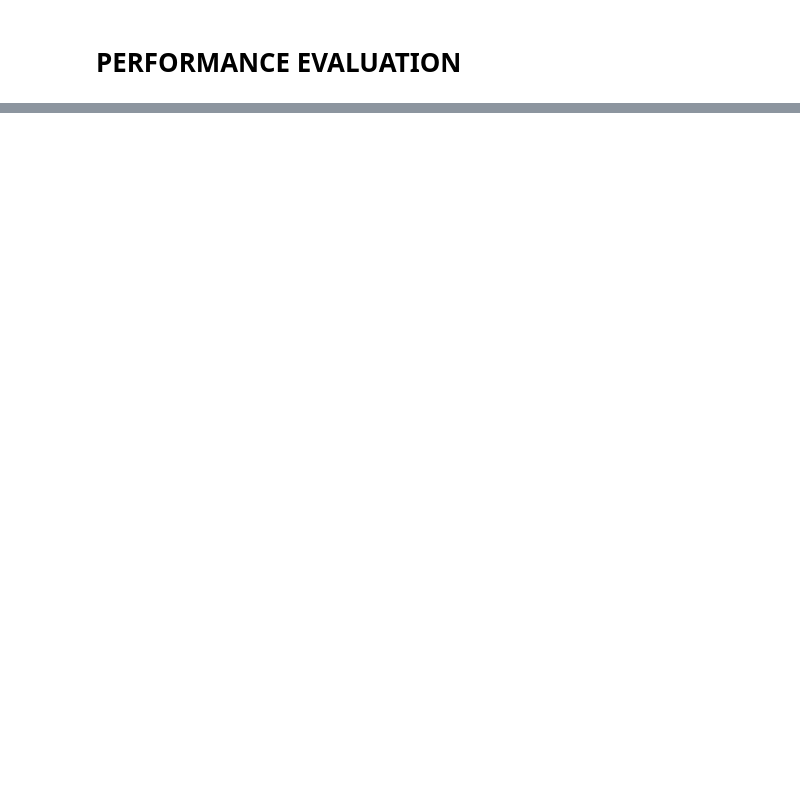
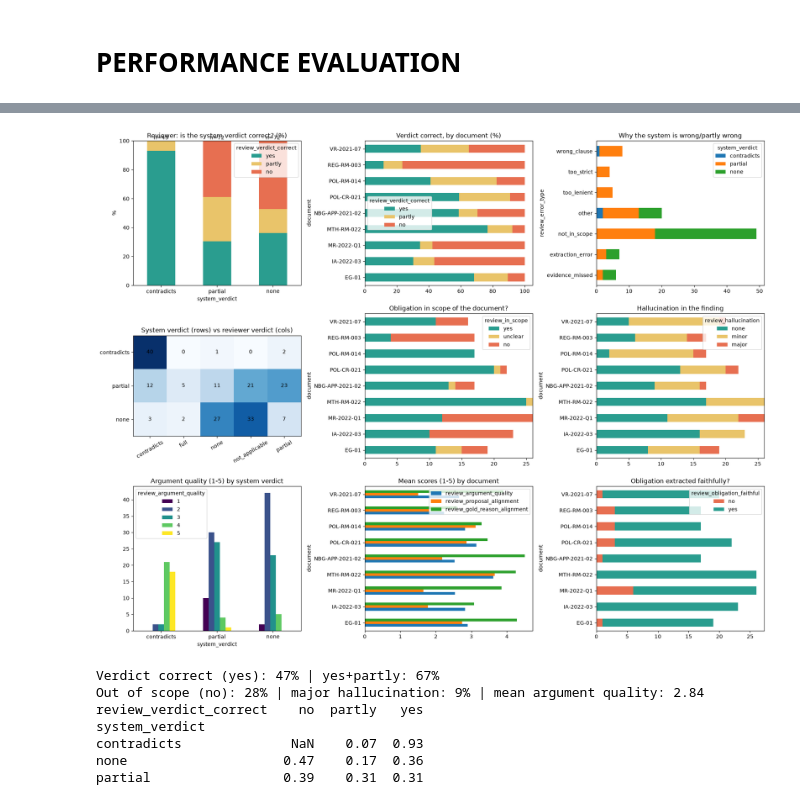
Before and after one commit to tinasikharulidze/financial_rag, a Jupyter notebook: notebooks/eval.ipynb, the cells around one changed output, grey strips where cells are left out. Cells and saved outputs as stored; diff of their text form; code cells hidden in the pictures; blank space fills up the shorter version.

```diff
--- a/notebooks/eval.ipynb
+++ b/notebooks/eval.ipynb
@@ -874,0 +2427,72 @@ without source text: 0 · without context: 0
+# %%
+import matplotlib.pyplot as plt
+import numpy as np
+
+D = M[M["review_verdict_correct"].notna()].copy()
+ORDER = ["contradicts", "partial", "none"]
+COL = {"yes": "#2a9d8f", "partly": "#e9c46a", "no": "#e76f51"}
+fig, ax = plt.subplots(3, 3, figsize=(18, 14))
+ax = ax.ravel()
+
+# 1. verdict correctness per system verdict
+t = pd.crosstab(D["system_verdict"], D["review_verdict_correct"]).reindex(ORDER).fillna(0)
+t = t.reindex(columns=["yes", "partly", "no"], fill_value=0)
+(t.div(t.sum(1), axis=0) * 100).plot.bar(stacked=True, ax=ax[0], color=[COL[c] for c in t.columns], rot=0)
+for i, v in enumerate(t.sum(1)): ax[0].text(i, 101, f"n={int(v)}", ha="center")
+ax[0].set_title("Reviewer: is the system verdict correct? (%)"); ax[0].set_ylabel("%")
+
+# 2. same, per document
+t = pd.crosstab(D["document"], D["review_verdict_correct"]).reindex(columns=["yes", "partly", "no"], fill_value=0)
+(t.div(t.sum(1), axis=0) * 100).plot.barh(stacked=True, ax=ax[1], color=[COL[c] for c in t.columns])
+ax[1].set_title("Verdict correct, by document (%)")
+
+# 3. error types (only where not correct)
+E = D[D["review_verdict_correct"] != "yes"]
+pd.crosstab(E["review_error_type"], E["system_verdict"]).reindex(columns=ORDER, fill_value=0) \
+  .plot.barh(stacked=True, ax=ax[2]); ax[2].set_title("Why the system is wrong/partly wrong")
+
+# 4. system verdict vs reviewer's verdict (heatmap)
+ct = pd.crosstab(D["system_verdict"], D["review_correct_verdict"]).reindex(ORDER)
+im = ax[3].imshow(ct.values, cmap="Blues")
+ax[3].set_xticks(range(ct.shape[1])); ax[3].set_xticklabels(ct.columns, rotation=30)
+ax[3].set_yticks(range(ct.shape[0])); ax[3].set_yticklabels(ct.index)
+for (i, j), v in np.ndenumerate(ct.values): ax[3].text(j, i, int(v), ha="center", va="center")
+ax[3].set_title("System verdict (rows) vs reviewer verdict (cols)")
+
+# 5. in scope
+pd.crosstab(D["document"], D["review_in_scope"]).reindex(columns=["yes", "unclear", "no"], fill_value=0) \
+  .plot.barh(stacked=True, ax=ax[4], color=["#2a9d8f", "#e9c46a", "#e76f51"]); ax[4].set_title("Obligation in scope of the document?")
+
+# 6. hallucination
+pd.crosstab(D["document"], D["review_hallucination"]).reindex(columns=["none", "minor", "major"], fill_value=0) \
+  .plot.barh(stacked=True, ax=ax[5], color=["#2a9d8f", "#e9c46a", "#e76f51"]); ax[5].set_title("Hallucination in the finding")
+
+# 7. argument quality distribution by verdict
+q = pd.crosstab(D["system_verdict"], D["review_argument_quality"]).reindex(ORDER).fillna(0)
+q.plot.bar(ax=ax[6], rot=0, colormap="viridis"); ax[6].set_title("Argument quality (1-5) by system verdict")
+
+# 8. mean scores per document
+D.groupby("document")[["review_argument_quality", "review_proposal_alignment", "review_gold_reason_alignment"]].mean() \
+  .plot.barh(ax=ax[7]); ax[7].set_title("Mean scores (1-5) by document")
+
+# 9. faithfulness to the obligation
+pd.crosstab(D["document"], D["review_obligation_faithful"]).plot.barh(stacked=True, ax=ax[8], color=["#e76f51", "#2a9d8f"]); ax[8].set_title("Obligation extracted faithfully?")
+
+plt.tight_layout(); plt.show()
+
+# headline numbers
+print("Verdict correct (yes):", f"{(D.review_verdict_correct=='yes').mean():.0%}",
+      "| yes+partly:", f"{D.review_verdict_correct.isin(['yes','partly']).mean():.0%}")
+print("Out of scope (no):", f"{(D.review_in_scope=='no').mean():.0%}",
+      "| major hallucination:", f"{(D.review_hallucination=='major').mean():.0%}",
+      "| mean argument quality:", round(D.review_argument_quality.mean(), 2))
+print(D.groupby("system_verdict")["review_verdict_correct"].value_counts(normalize=True).unstack().round(2))
+# %% [output]
+[figure, added]
+Verdict correct (yes): 47% | yes+partly: 67%
+Out of scope (no): 28% | major hallucination: 9% | mean argument quality: 2.84
+review_verdict_correct    no  partly   yes
+system_verdict
+contradicts              NaN    0.07  0.93
+none                    0.47    0.17  0.36
+partial                 0.39    0.31  0.31
```
Also changed, not shown: parts of 27 cells of this notebook, 45 other files.
